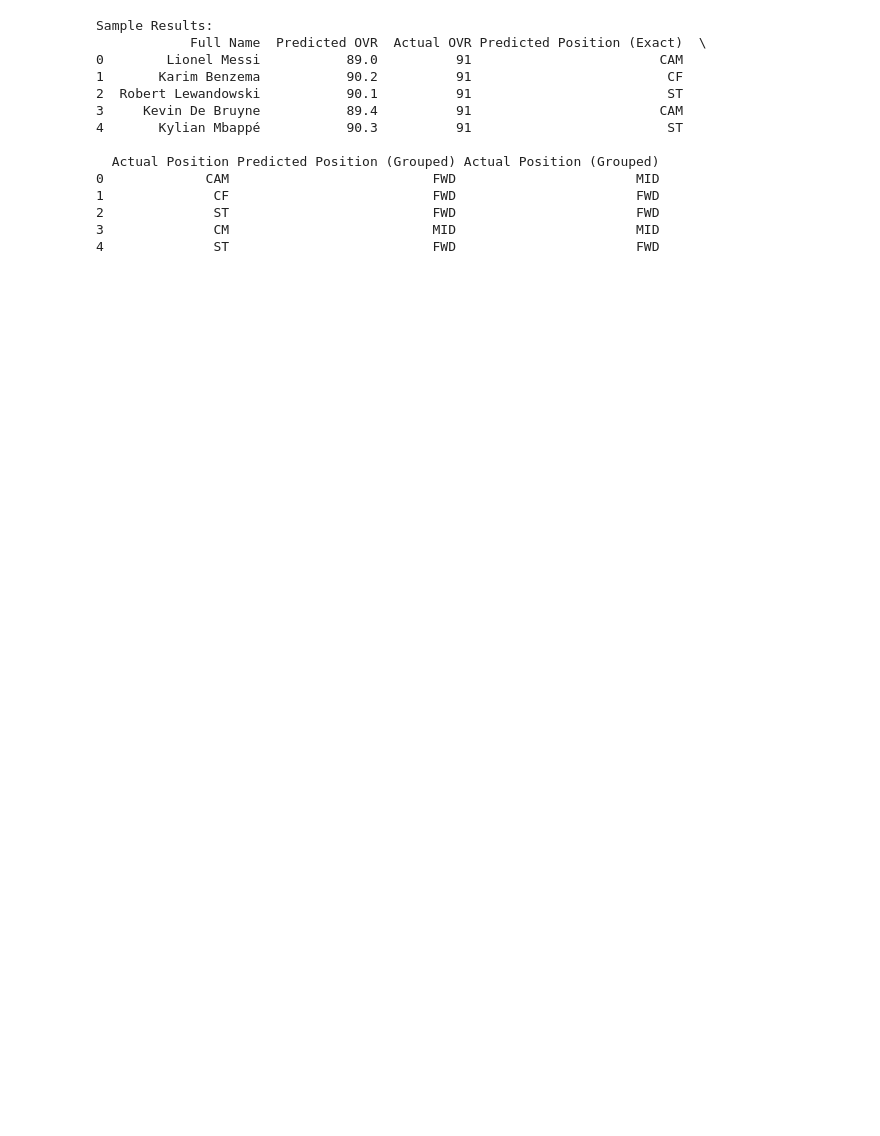
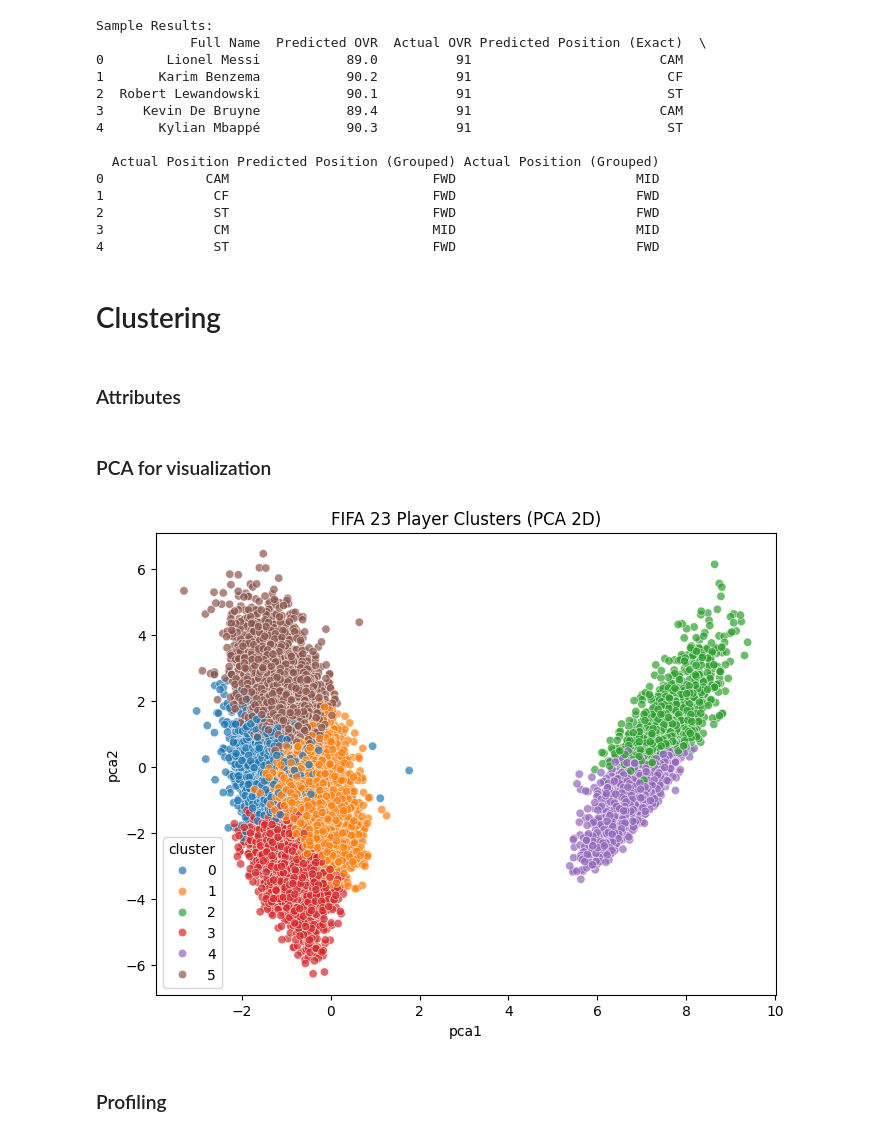
Before and after one commit to kilqwe/student-portal, a Jupyter notebook: regression.ipynb, the cells around one changed output. Drawn from its saved outputs; the diff is of its cells as text; code cells hidden in the pictures; blank space fills up the shorter version.

```diff
--- a/regression.ipynb
+++ b/regression.ipynb
@@ -177,3 +182,30 @@ Sample Results:
 2              ST                          FWD                       FWD
 3              CM                          MID                       MID
 4              ST                          FWD                       FWD
+# %% [markdown]
+# Clustering
+# %% [markdown]
+### Attributes
+# %%
+# (exclude identifiers, overall, position)
+cluster_features = df.drop(columns=["Full Name", "Overall", "Best Position", "Club Name", "pos_group"], errors="ignore")
+X_scaled = scaler.fit_transform(cluster_features)
+
+# Choose k using elbow + silhouette if you want (here we fix k=6 for demo)
+kmeans = KMeans(n_clusters=6, random_state=42)
+df["cluster"] = kmeans.fit_predict(X_scaled)
+# %% [markdown]
+### PCA for visualization
+# %%
+pca = PCA(n_components=2)
+X_pca = pca.fit_transform(X_scaled)
+df["pca1"], df["pca2"] = X_pca[:, 0], X_pca[:, 1]
+
+plt.figure(figsize=(8,6))
+sns.scatterplot(data=df, x="pca1", y="pca2", hue="cluster", palette="tab10", alpha=0.7)
+plt.title("FIFA 23 Player Clusters (PCA 2D)")
+plt.show()
+# %% [output]
+[figure, added]
+# %% [markdown]
+### Profiling
```
Also changed, not shown: parts of 12 cells of this notebook.
